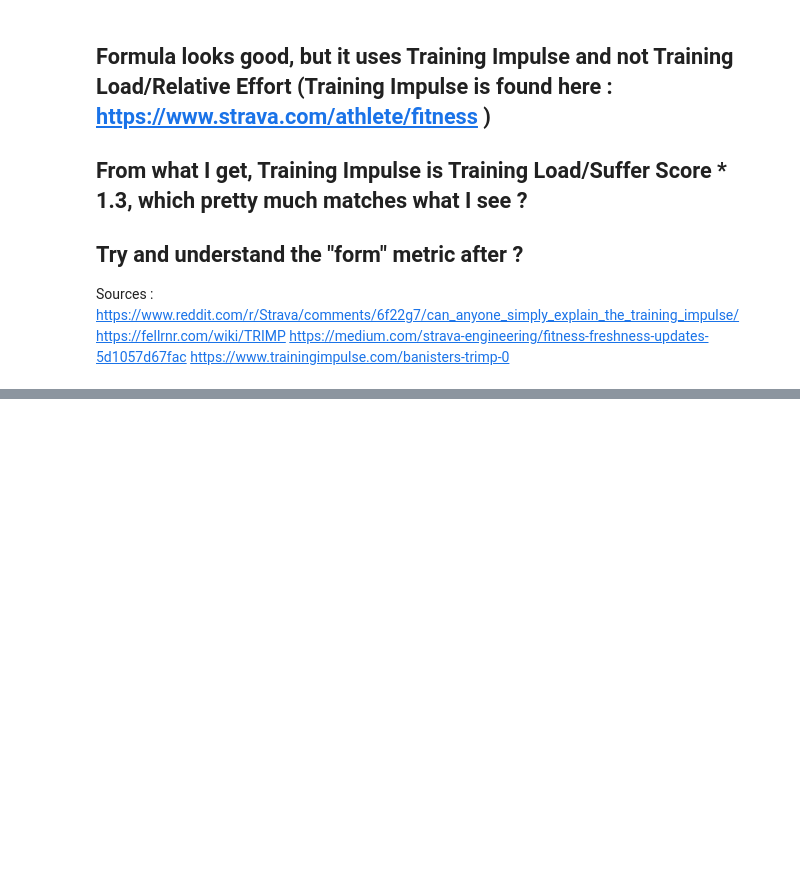
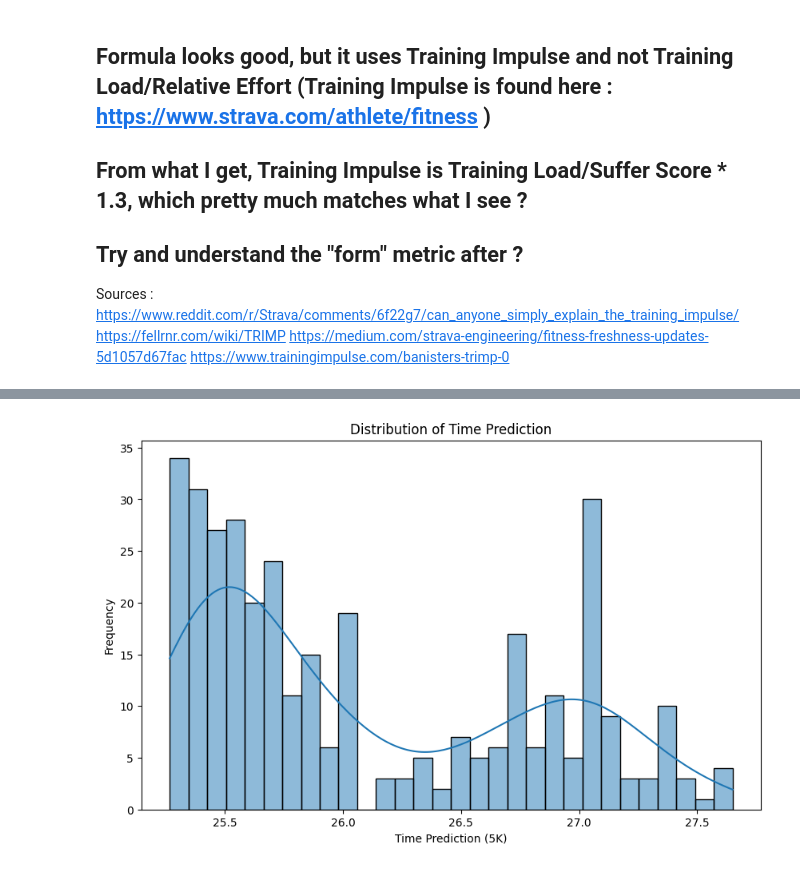
Before and after one commit to FdiLmr/Strava_stuff, a Jupyter notebook: notebooks/06_12.ipynb, the cells around one changed output, grey strips where cells are left out. Saved outputs shown, nothing was run; the diff lists cells and outputs as text; code cells hidden in the pictures; blank space fills up the shorter version.

Commit message:
trying to make a model out of garmin data as well

```diff
--- a/notebooks/06_12.ipynb
+++ b/notebooks/06_12.ipynb
@@ -81,0 +84,16 @@ https://www.trainingimpulse.com/banisters-trimp-0
+# %%
+# Concatenate multiple CSV files
+file_paths = [
+    '../data/Garmin_data/RunRacePredictions_20240418_20240727_121718316.csv',
+    '../data/Garmin_data/RunRacePredictions_20240727_20241104_121718316.csv',
+    '../data/Garmin_data/RunRacePredictions_20241104_20250212_121718316.csv'
+]
+df_list = [pd.read_csv(file) for file in file_paths]
+df = pd.concat(df_list, ignore_index=True)
+
+print('Dataframe Shape:', df.shape)
+df.head()
+
+# Output the concatenated DataFrame to a CSV file
+output_file_path = '../data/Garmin_data/Garmin_RunRacePredictions_20240418_20250212.csv'
+df.to_csv(output_file_path, index=False)  # Save without the index
@@ -81,0 +113,4 @@ https://www.trainingimpulse.com/banisters-trimp-0
+# %%
+df = df[['calendarDate', 'timestamp', 'raceTime5K', 'raceTime10K', 'raceTimeHalf', 'raceTimeMarathon']]
+df[['raceTime5K', 'raceTime10K', 'raceTimeHalf', 'raceTimeMarathon']] /= 60
+df.info()
@@ -81,0 +144,13 @@ https://www.trainingimpulse.com/banisters-trimp-0
+# %%
+## Data Visualization
+import matplotlib.pyplot as plt
+import seaborn as sns
+
+plt.figure(figsize=(10, 6))
+sns.histplot(df['raceTime5K'], bins=30, kde=True)
+plt.title('Distribution of Time Prediction')
+plt.xlabel('Time Prediction (5K)')
+plt.ylabel('Frequency')
+plt.show()
+# %% [output]
+[figure, added]
```
Also changed, not shown: parts of 6 cells of this notebook, 3 other files.
